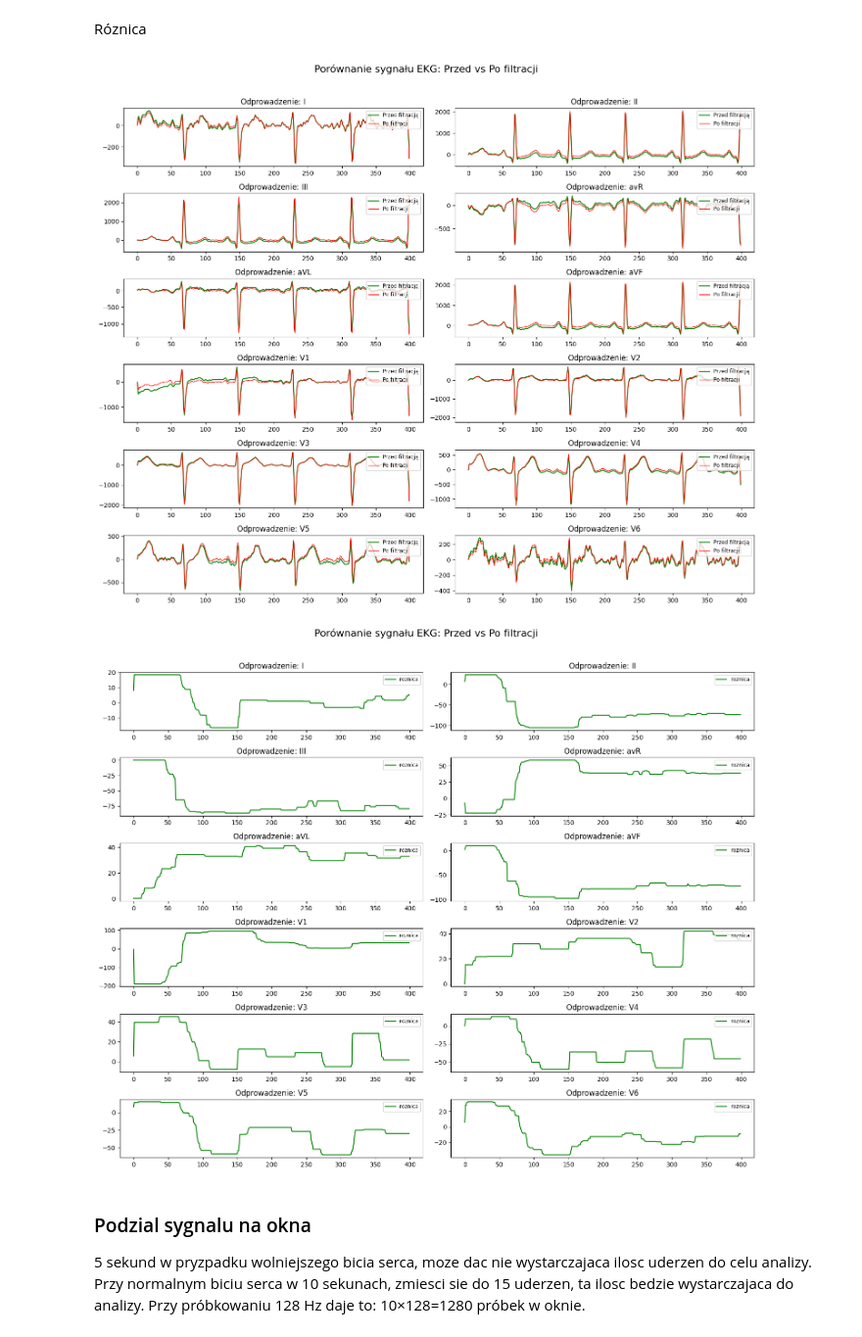
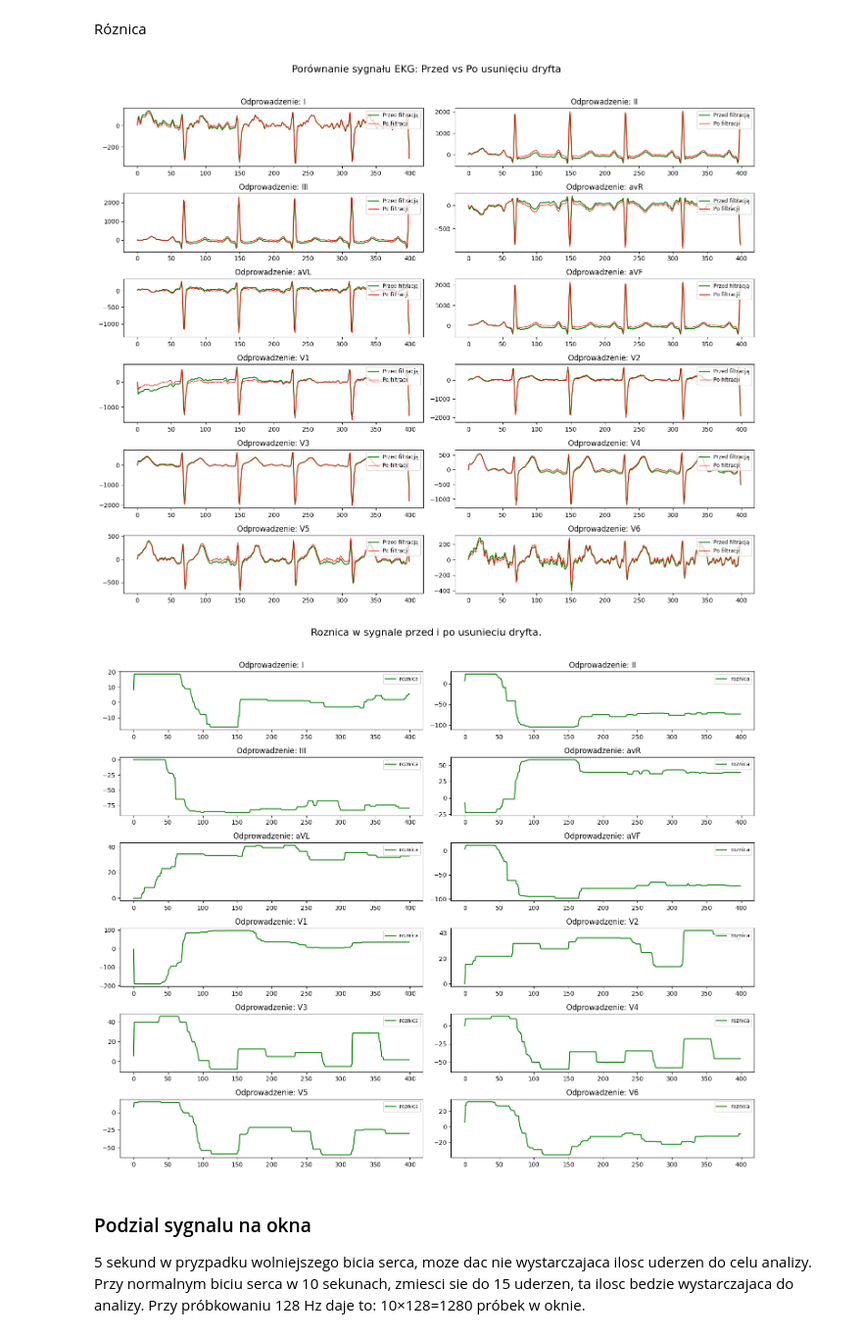
Before and after one commit to MichaelL200/Projekt-EKG, a Jupyter notebook: z2.ipynb, the cells around one changed output. Shown at 98% size. Saved outputs shown, nothing was run; the diff lists cells and outputs as text; code cells hidden in the pictures.

```diff
--- a/z2.ipynb
+++ b/z2.ipynb
@@ -231,30 +231,30 @@ Róznica
 # %%
 subset_clean = clean_df.iloc[:400]
 subset_raw = before[:400]
 
 columns = subset_clean.columns
 
 fig, axes = plt.subplots(nrows=6, ncols=2, figsize=(15, 12))
 
 axes = axes.flatten()
 
 
 
 for i, col in enumerate(columns):
 
     subset_raw[col].plot(ax=axes[i], label='Przed filtracją', color='green')
 
     subset_clean[col].plot(ax=axes[i], label='Po filtracji', color='red', linewidth=1)
 
     axes[i].set_title(f"Odprowadzenie: {col}")
     axes[i].legend(loc='upper right', fontsize='small')
 
 
-plt.suptitle("Porównanie sygnału EKG: Przed vs Po filtracji", y=1.02, fontsize=16)
+plt.suptitle("Porównanie sygnału EKG: Przed vs Po usunięciu dryfta", y=1.02, fontsize=16)
 plt.tight_layout()
 plt.show()
 # %% [output]
-[figure, old version]
+[figure, new version]
 # %%
 subset_dif =  before[:400] - subset_clean[:400]
 
@@ -272,11 +272,11 @@ for i, col in enumerate(columns):
     axes[i].legend(loc='upper right', fontsize='small')
 
 
-plt.suptitle("Porównanie sygnału EKG: Przed vs Po filtracji", y=1.02, fontsize=16)
+plt.suptitle("Roznica w sygnale przed i po usunieciu dryfta.", y=1.02, fontsize=16)
 plt.tight_layout()
 plt.show()
 # %% [output]
-[figure, old version]
+[figure, new version]
 # %% [markdown]
 ### Podzial sygnalu na okna
 5 sekund w pryzpadku wolniejszego bicia serca, moze dac nie wystarczajaca ilosc uderzen do celu analizy.
```
Also changed, not shown: parts of 14 cells of this notebook, 1 other file.
